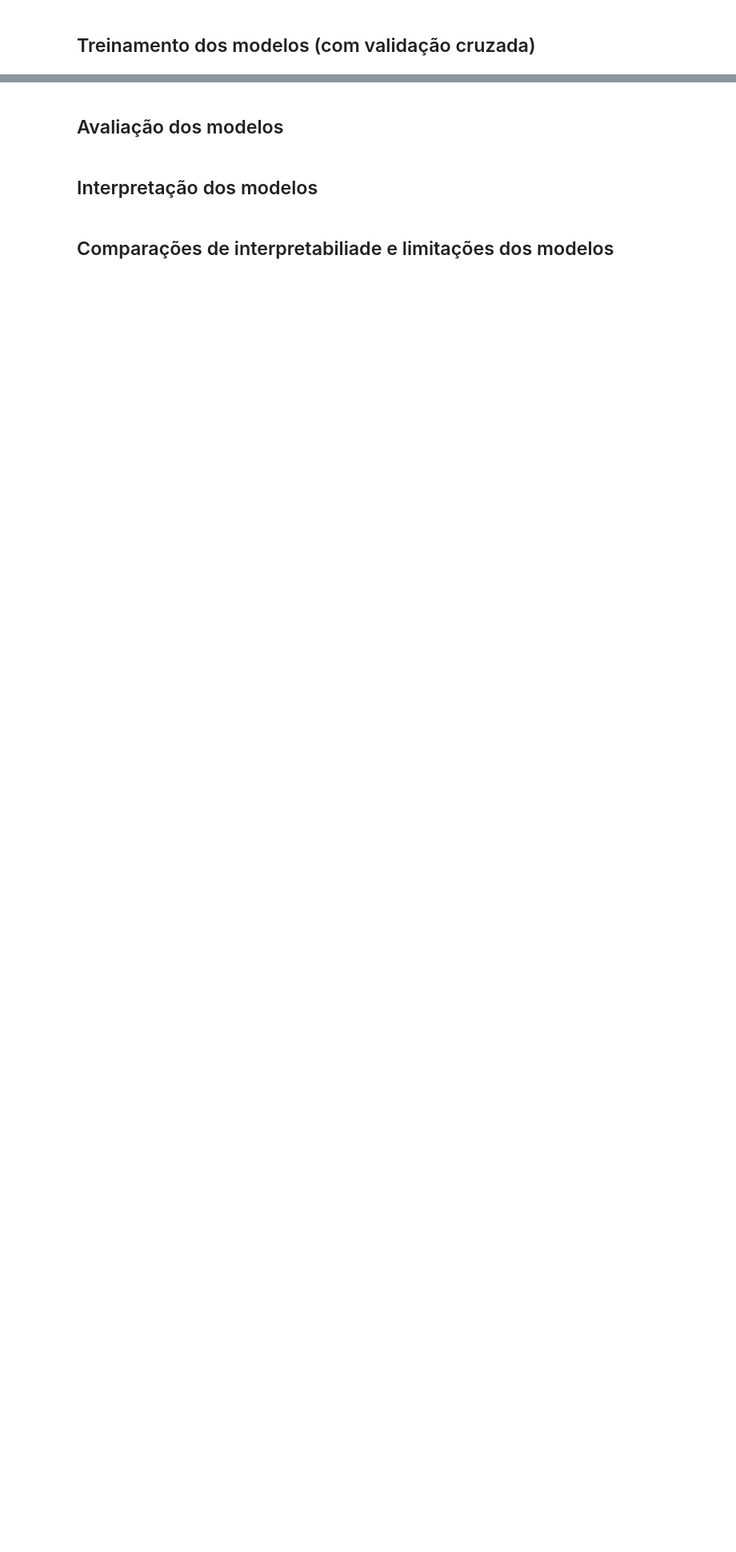
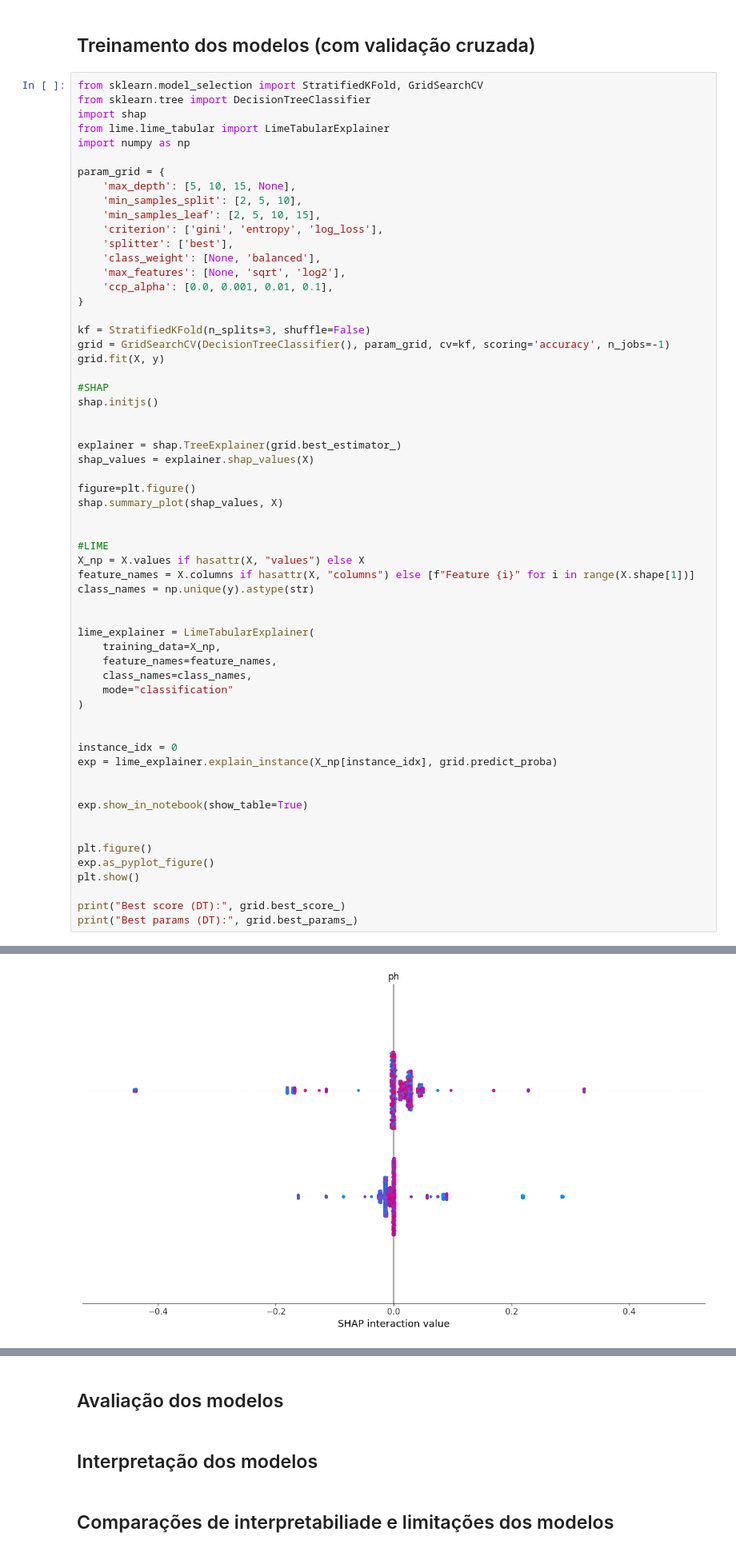
Before and after one commit to rsuffert/ai-models-interpretability, a Jupyter notebook: main.ipynb, the cells around one changed output, grey strips where cells are left out. Shown at 80% size. Drawn from its saved outputs; the diff is of its cells as text; blank space fills up the shorter version.

```diff
--- a/main.ipynb
+++ b/main.ipynb
@@ -61,2 +110,63 @@ print(X.describe().round(2))
 # %% [markdown]
 ## Treinamento dos modelos (com validação cruzada)
+# %%
+from sklearn.model_selection import StratifiedKFold, GridSearchCV
+from sklearn.tree import DecisionTreeClassifier
+import shap
+from lime.lime_tabular import LimeTabularExplainer
+import numpy as np
+
+param_grid = {
+    'max_depth': [5, 10, 15, None],
+    'min_samples_split': [2, 5, 10],
+    'min_samples_leaf': [2, 5, 10, 15],
+    'criterion': ['gini', 'entropy', 'log_loss'],
+    'splitter': ['best'],
+    'class_weight': [None, 'balanced'],
+    'max_features': [None, 'sqrt', 'log2'],
+    'ccp_alpha': [0.0, 0.001, 0.01, 0.1],
+}
+
+kf = StratifiedKFold(n_splits=3, shuffle=False)
+grid = GridSearchCV(DecisionTreeClassifier(), param_grid, cv=kf, scoring='accuracy', n_jobs=-1)
+grid.fit(X, y)
+
+#SHAP
+shap.initjs()
+
+
+explainer = shap.TreeExplainer(grid.best_estimator_)
+shap_values = explainer.shap_values(X)
+
+figure=plt.figure()
+shap.summary_plot(shap_values, X)
+
+
+#LIME
+X_np = X.values if hasattr(X, "values") else X
+feature_names = X.columns if hasattr(X, "columns") else [f"Feature {i}" for i in range(X.shape[1])]
+class_names = np.unique(y).astype(str)
+
+
+lime_explainer = LimeTabularExplainer(
+    training_data=X_np,
+    feature_names=feature_names,
+    class_names=class_names,
+    mode="classification"
+)
+
+
+instance_idx = 0
+exp = lime_explainer.explain_instance(X_np[instance_idx], grid.predict_proba)
+
+
+exp.show_in_notebook(show_table=True)
+
+
+plt.figure()
+exp.as_pyplot_figure()
+plt.show()
+
+print("Best score (DT):", grid.best_score_)
+print("Best params (DT):", grid.best_params_)
+# %% [output]
@@ -62,0 +175 @@ print(X.describe().round(2))
+[figure, added]
```
Also changed, not shown: parts of 5 cells of this notebook, 1 other file.
